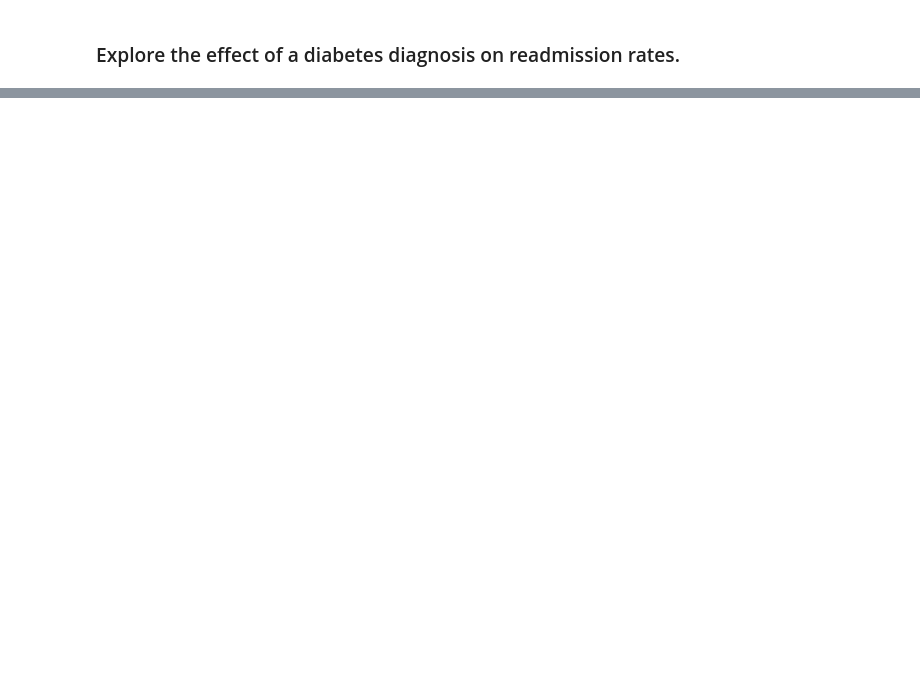
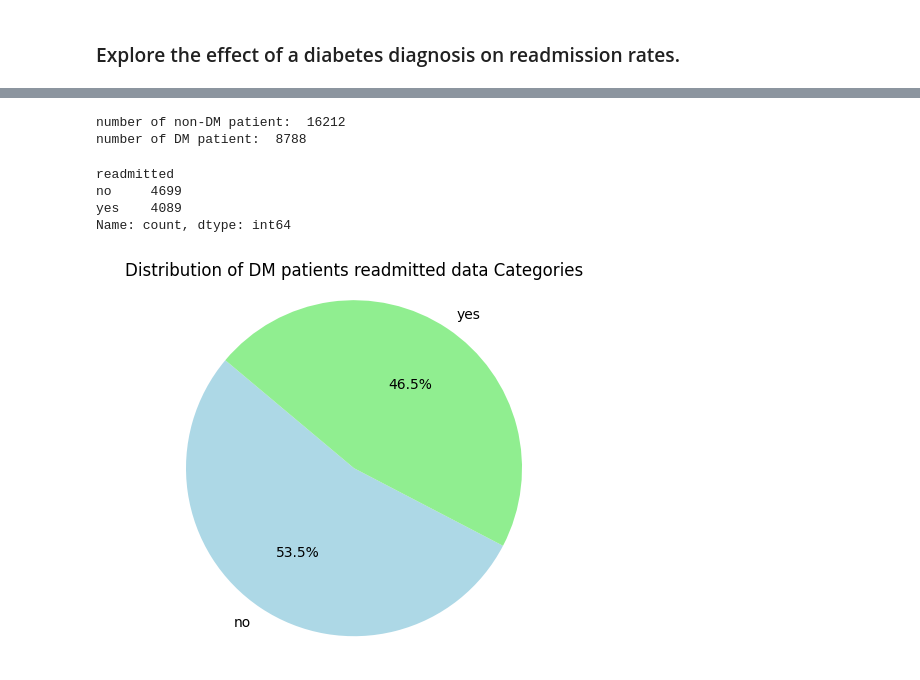
Before and after one commit to prabinpanta0/Patient-Readmission-Prediction, a Jupyter notebook: GHM.ipynb, the cells around one changed output, grey strips where cells are left out. Saved outputs shown, nothing was run; the diff lists cells and outputs as text; code cells hidden in the pictures; blank space fills up the shorter version.

Commit message:
added some Visuals and train + tested the model

```diff
--- a/GHM.ipynb
+++ b/GHM.ipynb
@@ -381,0 +386,49 @@ plt.show()
+# %%
+#subsetting patient with non-DM diagnosis
+non_diabetes_pt = df[~((df['primary_diagnosis'] == 'Diabetes') | (df['sec_diagnosis'] == 'Diabetes') |
+    (df['additional_sec_diag'] == 'Diabetes'))]
+
+#subsetting patient with DM diagnosis
+diabetes_pt = df[(df['primary_diagnosis'] == 'Diabetes') | (df['sec_diagnosis'] == 'Diabetes') |
+    (df['additional_sec_diag'] == 'Diabetes')]
+
+#numbers of non-DM patient
+print('number of non-DM patient: ',len(non_diabetes_pt.index))
+
+#numbers of DM patient
+print('number of DM patient: ',len(diabetes_pt.index))
+# %% [output]
+number of non-DM patient:  16212
+number of DM patient:  8788
+# %%
+#plotting the distribution of DM patient readmitted data
+readmitted_data = diabetes_pt['readmitted'].value_counts(normalize=False).to_dict()
+
+# Create a figure and axis
+fig, ax = plt.subplots()
+
+# Data for the pie chart
+labels = [f"{status}" for status in readmitted_data.keys()]
+sizes = list(readmitted_data.values())
+
+# Colors for the pie chart
+colors = ['lightblue', 'lightgreen']
+
+# Plot the pie chart
+ax.pie(sizes, labels=labels, colors=colors, autopct='%1.1f%%', startangle=140)
+
+# Aspect ratio to make the pie circular
+ax.axis('equal')
+
+# Title for the pie chart
+plt.title('Distribution of DM patients readmitted data Categories')
+
+print(diabetes_pt['readmitted'].value_counts(normalize=False))
+# Show the pie chart
+plt.show()
+# %% [output]
+readmitted
+no     4699
+yes    4089
+Name: count, dtype: int64
+[figure, added]
```
Also changed, not shown: parts of 23 cells of this notebook.
